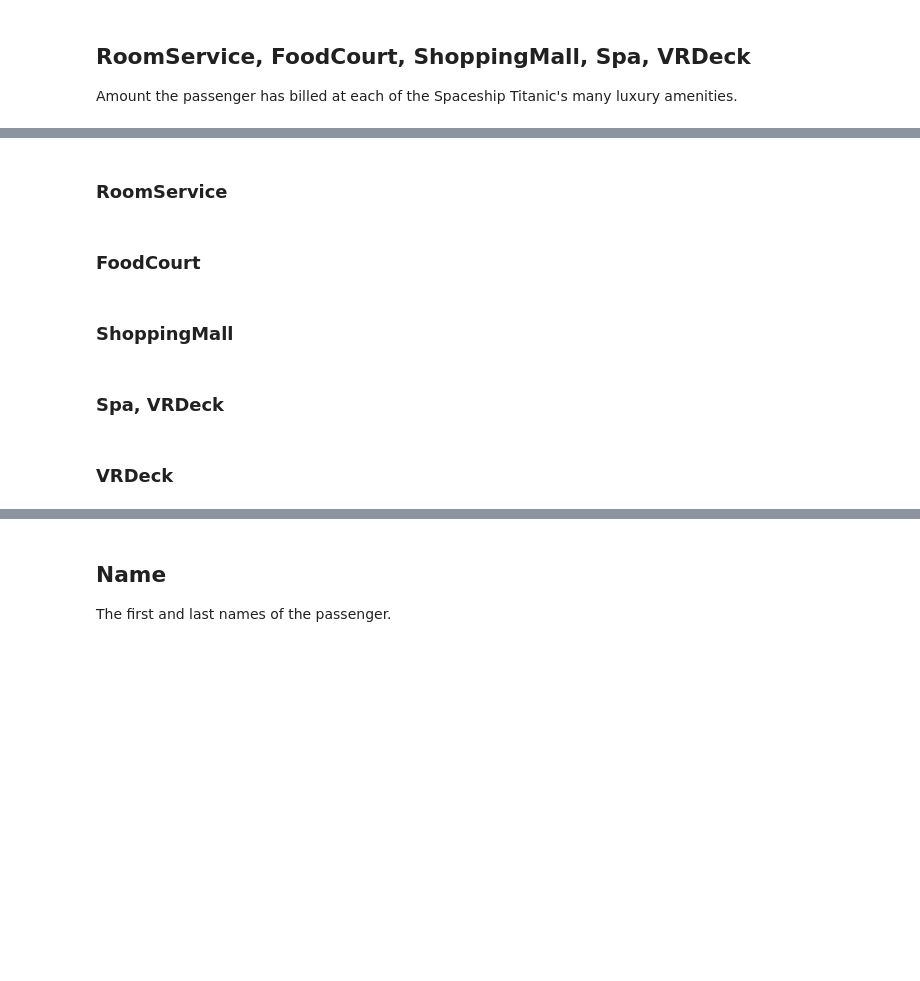
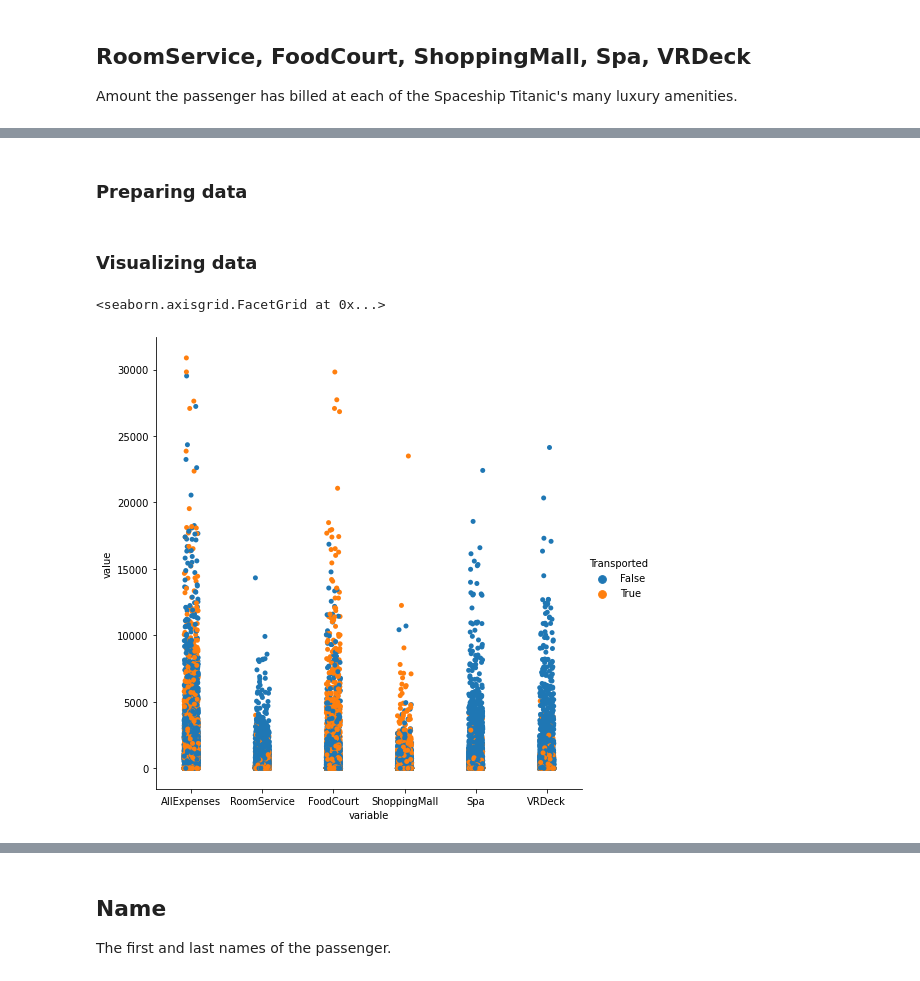
Before and after one commit to robperch/kgl_space_titanic, a Jupyter notebook: notebooks/data_exploration.ipynb, the cells around one changed output, grey strips where cells are left out. Saved outputs shown, nothing was run; the diff lists cells and outputs as text; code cells hidden in the pictures; blank space fills up the shorter version.

```diff
--- a/notebooks/data_exploration.ipynb
+++ b/notebooks/data_exploration.ipynb
@@ -291,28 +203,31 @@ memory usage: 747.2+ KB
+# %% [markdown]
+### Preparing data
+# %%
+dftr['AllExpenses'] = dftr['RoomService'] + dftr['FoodCourt'] + dftr['ShoppingMall'] + dftr['VRDeck']
 # %%
 dfx = pd.melt(
     dftr,
     id_vars=['PassengerId'],
-    value_vars=['RoomService', 'FoodCourt', 'ShoppingMall', 'Spa']
+    value_vars=['AllExpenses', 'RoomService', 'FoodCourt', 'ShoppingMall', 'Spa', 'VRDeck']
 )
 # %%
-pd.merge(
-    dfx,
-    dftx,
+dfx = pd.merge(
+    left=dfx,
+    right=dftr.loc[:, ['PassengerId', 'Transported']],
+    how='left',
+    left_on='PassengerId',
+    right_on='PassengerId'
 )
+# %% [markdown]
+### Visualizing data
 # %%
 sns.catplot(
     data=dfx,
     x='variable',
     y='value',
-    hue=''
+    hue='Transported',
+    height=7
 )
+# %% [output]
+<seaborn.axisgrid.FacetGrid at 0x...>
+[figure, added]
-# %% [markdown]
-### RoomService
-# %% [markdown]
-### FoodCourt
-# %% [markdown]
-### ShoppingMall
-# %% [markdown]
-### Spa, VRDeck
-# %% [markdown]
-### VRDeck
```
Also changed, not shown: parts of 20 cells of this notebook.
